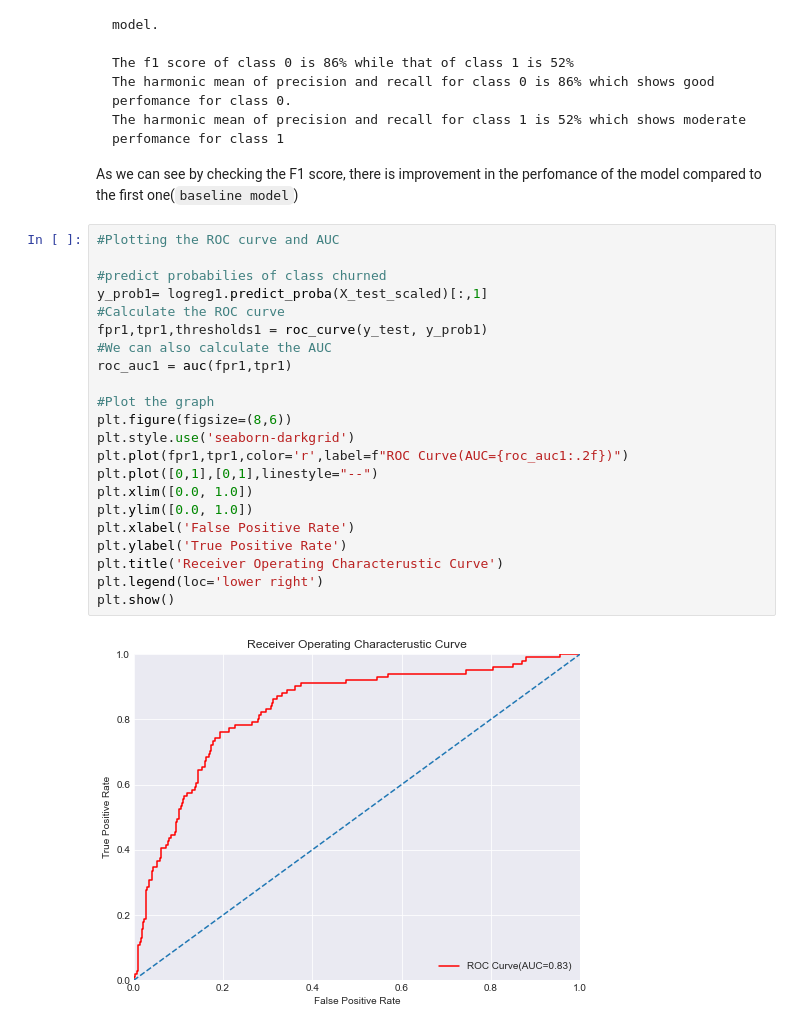
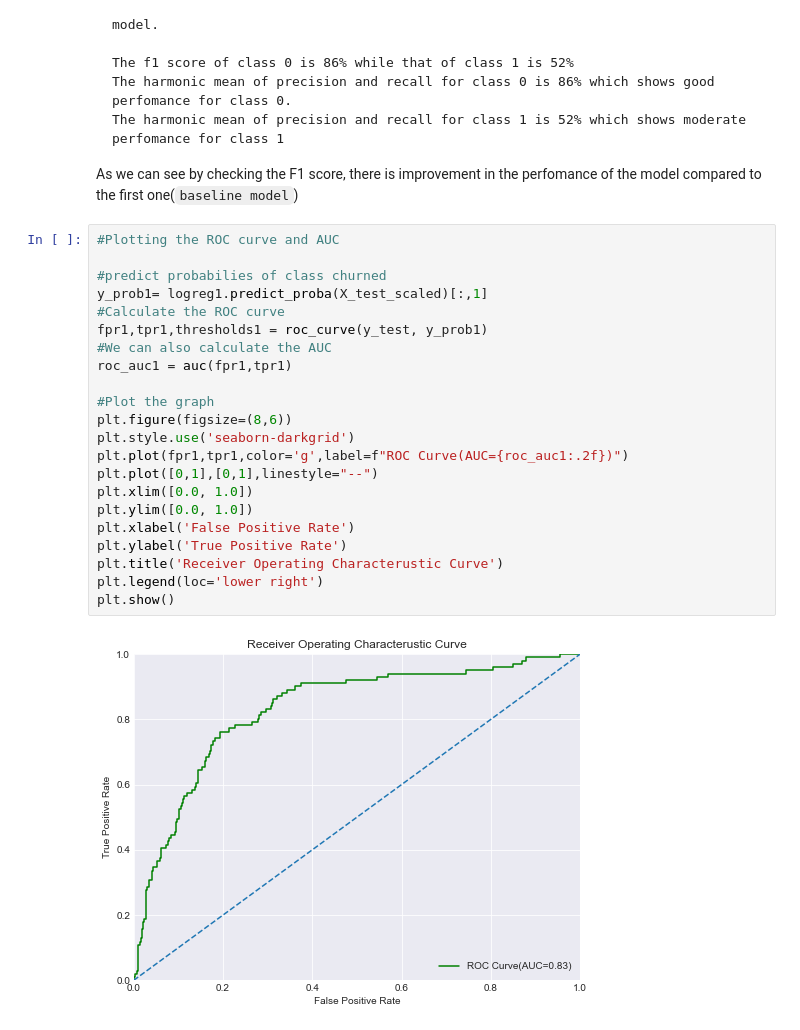
Before and after one commit to Masinde10/Customer-churn-project, a Jupyter notebook: Customerchurn.ipynb, the cells around one changed output. Drawn from its saved outputs; the diff is of its cells as text.

```diff
--- a/Customerchurn.ipynb
+++ b/Customerchurn.ipynb
@@ -460,24 +460,24 @@ for the tuned model:
 # %%
 #Plotting the ROC curve and AUC
 
 #predict probabilies of class churned
 y_prob1= logreg1.predict_proba(X_test_scaled)[:,1]
 #Calculate the ROC curve
 fpr1,tpr1,thresholds1 = roc_curve(y_test, y_prob1)
 #We can also calculate the AUC
 roc_auc1 = auc(fpr1,tpr1)
 
 #Plot the graph
 plt.figure(figsize=(8,6))
 plt.style.use('seaborn-darkgrid')
-plt.plot(fpr1,tpr1,color='r',label=f"ROC Curve(AUC={roc_auc1:.2f})")
+plt.plot(fpr1,tpr1,color='g',label=f"ROC Curve(AUC={roc_auc1:.2f})")
 plt.plot([0,1],[0,1],linestyle="--")
 plt.xlim([0.0, 1.0])
 plt.ylim([0.0, 1.0])
 plt.xlabel('False Positive Rate')
 plt.ylabel('True Positive Rate')
 plt.title('Receiver Operating Characterustic Curve')
 plt.legend(loc='lower right')
 plt.show()
 # %% [output]
-[figure, old version]
+[figure, new version]
```
Also changed, not shown: parts of 9 cells of this notebook.
